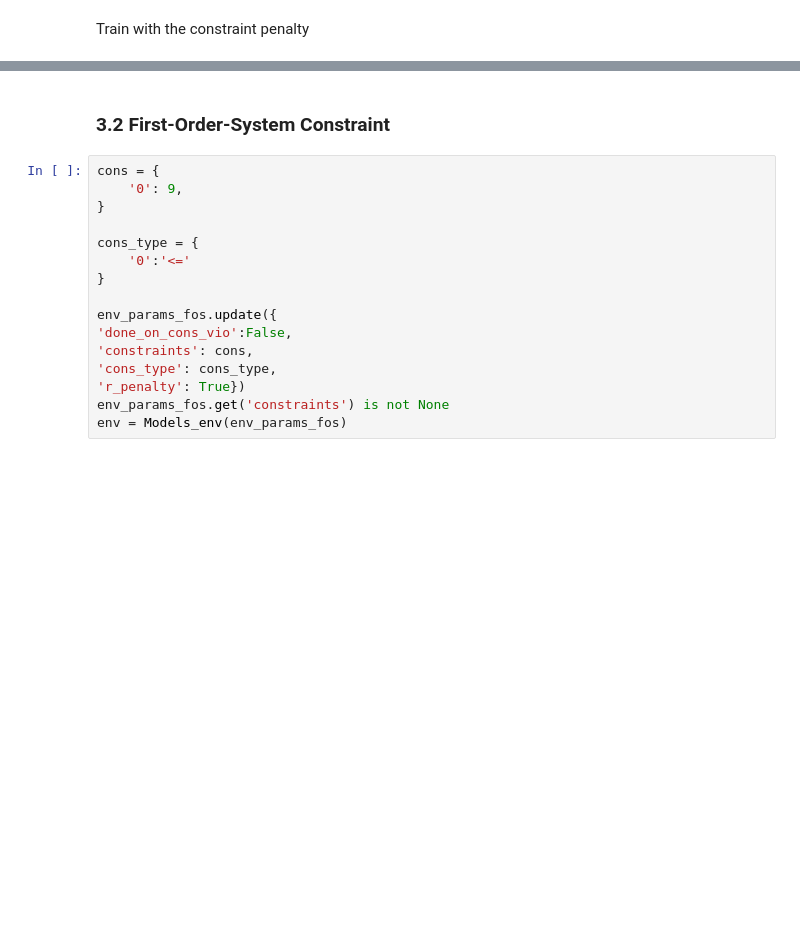
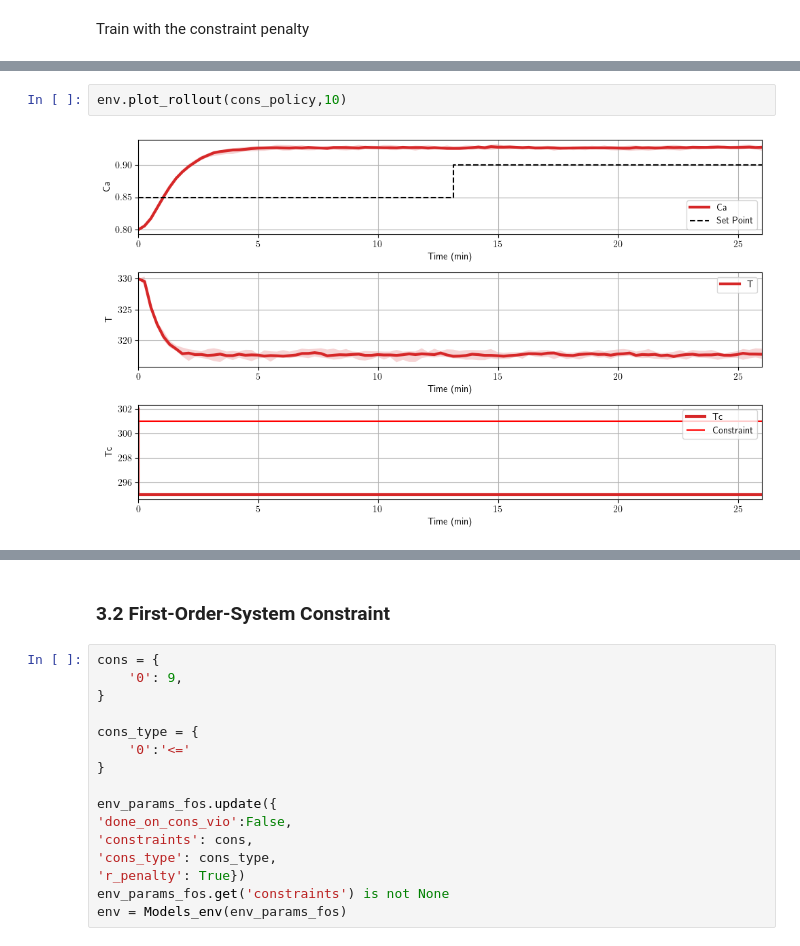
Before and after one commit to MaximilianB2/pc-gym, a Jupyter notebook: pc-gym/pc_gym showcase (PPO).ipynb, the cells around one changed output, grey strips where cells are left out. Cells and saved outputs as stored; diff of their text form; blank space fills up the shorter version.

```diff
--- a/pc-gym/pc_gym showcase (PPO).ipynb
+++ b/pc-gym/pc_gym showcase (PPO).ipynb
@@ -404 +525,5 @@ Wrapping the env in a DummyVecEnv.
 -----------------------------------------
+# %%
+env.plot_rollout(cons_policy,10)
+# %% [output]
+[figure, added]
```
Also changed, not shown: parts of 12 cells of this notebook, 6 other files.
